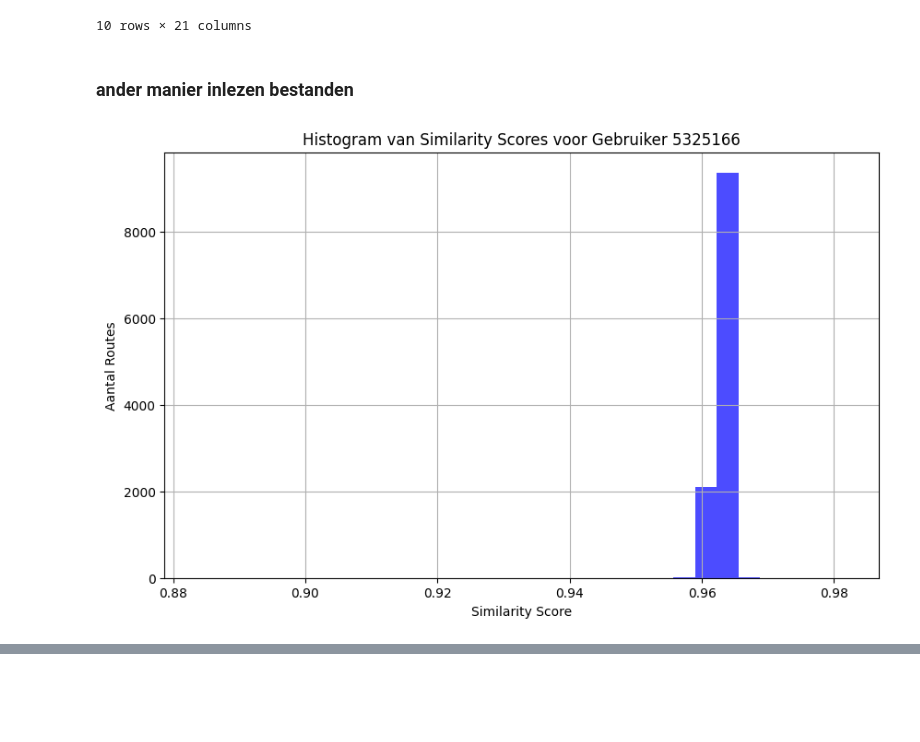
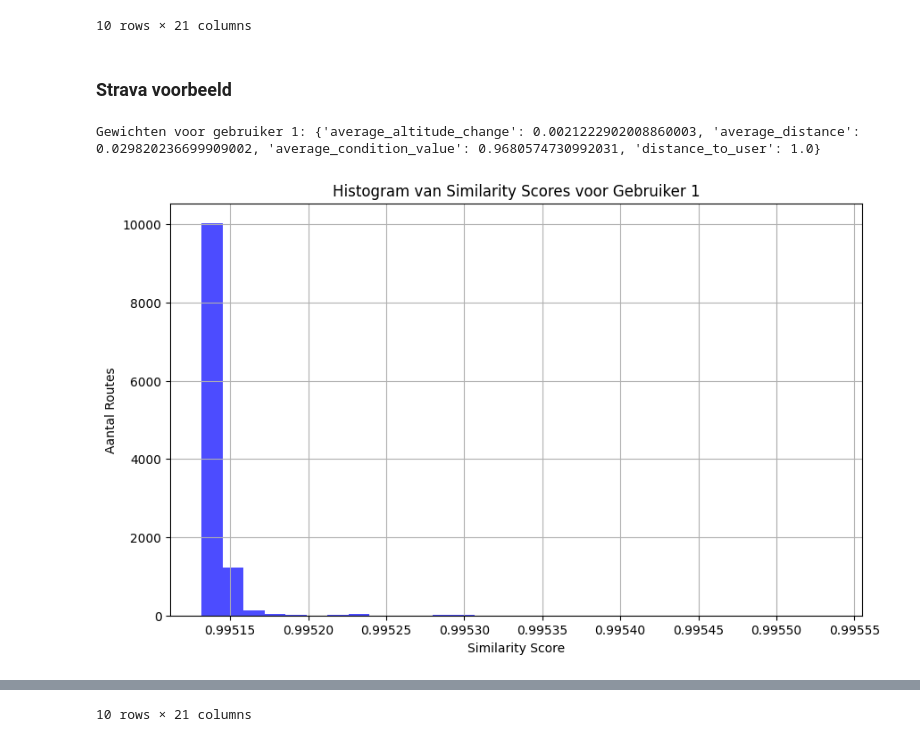
Before and after one commit to PattynRuben/ResearchProject, a Jupyter notebook: Loopcode/aanbevelingssysteem.ipynb, the cells around one changed output, grey strips where cells are left out. Cells and saved outputs as stored; diff of their text form; code cells hidden in the pictures; blank space fills up the shorter version.

Commit message:
bestanden toevoegen

```diff
--- a/Loopcode/aanbevelingssysteem.ipynb
+++ b/Loopcode/aanbevelingssysteem.ipynb
@@ -337,13 +495,13 @@ Gewichten voor gebruiker 8899244: {'average_altitude_change': 0.003256593291601,
 | 5628 | [55.461136093363166, 55.461215637... | [11.803786475211382, 11.803817152... | [-108.6, 1.4, 0.4, 0.4, 0.6000000... | run | 641566322 | [73, 72, 73, 73, 75, 75, 75, 75, ... | [1449539261, 1449539265, 14495392... | [1.4076, 3.9384, 7.9236, 11.502, ... | -0.758098 | ... |
 | 5630 | [55.46086451970041, 55.4608719795... | [11.80458141490817, 11.8045917246... | [19.2, 19.2, 16.6, 16.2, 16.4, 16... | run | 570028859 | [71, 71, 70, 67, 67, 66, 70, 79, ... | [1438113699, 1438113700, 14381137... | [2.6784, 2.8368, 5.6448, 8.4672, ... | -0.479357 | ... |
 10 rows × 21 columns
-# %% [markdown]
-### ander manier inlezen bestanden
+# %% [markdown]
+### Strava voorbeeld
 # %%
 import pandas as pd
 import numpy as np
 import json
-from sklearn.preprocessing import MinMaxScaler, StandardScaler
+from sklearn.preprocessing import MinMaxScaler
 from geopy.distance import geodesic
 import folium
 from scipy.spatial.distance import euclidean
@@ -355,14 +513,6 @@ user_profiles_path = '../Data/Loopdata/kleinebestanden/run_gebruikersprofielen.j
 routes_path = '../Data/Loopdata/kleinebestanden/routes_volledig.json'
 
 # Stap 1: Laad de gebruikersprofielen en routes
-# with open(user_profiles_path, 'r') as file:
-#     user_profiles_content = (json.loads(line) for line in file)
-#     user_profiles_df = pd.DataFrame(user_profiles_content)
-
-# with open(routes_path, 'r') as file:
-#     routes_content = [json.loads(line) for line in file if line.strip()]
-
-# routes_df = pd.DataFrame(routes_content)
 user_profiles_df = pd.read_json(user_profiles_path, lines=True)
 routes_df = pd.read_json(routes_path, lines=True)
 
@@ -371,11 +521,22 @@ routes_df['mean_altitude'] = routes_df['altitude'].apply(np.mean)
 routes_df['mean_latitude'] = routes_df['latitude'].apply(np.mean)
 routes_df['mean_longitude'] = routes_df['longitude'].apply(np.mean)
 
+# Bewaar de originele waarden in aparte kolommen
+user_profiles_df['orig_average_speeds'] = user_profiles_df['average_speeds']
+user_profiles_df['orig_average_altitude_changes'] = user_profiles_df['average_altitude_changes']
+user_profiles_df['orig_average_distances'] = user_profiles_df['average_distances']
+user_profiles_df['orig_average_condition_value'] = user_profiles_df['average_condition_value']
+
+routes_df['orig_altitude_change'] = routes_df['altitude_change']
+routes_df['orig_distance'] = routes_df['distance']
+routes_df['orig_mean_altitude'] = routes_df['mean_altitude']
+routes_df['orig_average_condition_value'] = routes_df['average_condition_value']
+
 # Voeg de meest voorkomende locatie van de gebruiker toe aan de DataFrame
 user_profiles_df[['most_common_lat', 'most_common_lon']] = pd.DataFrame(user_profiles_df['average_location'].tolist(), index=user_profiles_df.index)
 
 # Normaliseer de kenmerken behalve coördinaten met Min-Max schaling
-scaler = StandardScaler()
+scaler = MinMaxScaler()
 user_profiles_df[['average_speeds', 'average_altitude_changes', 'average_distances', 'average_condition_value']] = scaler.fit_transform(user_profiles_df[['average_speeds', 'average_altitude_changes', 'average_distances', 'average_condition_value']])
 routes_df[['altitude_change', 'distance', 'mean_altitude', 'average_condition_value']] = scaler.fit_transform(routes_df[['altitude_change', 'distance', 'mean_altitude', 'average_condition_value']])
 
@@ -395,7 +556,12 @@ for index, row in user_profiles_df.iterrows():
 
 # Stap 4: Definieer aanbevelingsfunctie voor routes
 
-def recommend_routes_for_user_corrected(user_id, user_profiles_df, routes_df, top_n=30):
+def recommend_routes_for_user_corrected(user_id, user_profiles_df, routes_df, top_n=10):
+    if user_id in gewichten:
+        print(f"Gewichten voor gebruiker {user_id}: {gewichten[user_id]}")
+    else:
+        print(f"Geen gewichten gevonden voor gebruiker {user_id}")
+
     user_data = user_profiles_df[user_profiles_df['userId'] == user_id]
     user_location = (user_data['most_common_lat'].iloc[0], user_data['most_common_lon'].iloc[0])
 
@@ -444,44 +610,48 @@ def recommend_routes_for_user_corrected(user_id, user_profiles_df, routes_df, to
     plt.show()
     # Stap 5: Creëer een kaart met de locatie van de gebruiker en de routes
     user_data = user_profiles_df[user_profiles_df['userId'] == sample_user_id].iloc[0]
     user_popup_info = f"UserID: {sample_user_id}<br>" \
-                    f"Average Altitude Change: {user_data['average_altitude_changes']}<br>" \
-                    f"Average Distance: {user_data['average_distances']}<br>" \
-                    f"Average Condition Value: {user_data['average_condition_value']}"
+                    f"Average Altitude Change: {user_data['orig_average_altitude_changes']}<br>" \
+                    f"Average Distance: {user_data['orig_average_distances']}<br>" \
+                    f"Average Condition Value: {user_data['orig_average_condition_value']}"
 
-    map_obj = folium.Map(location=user_location, zoom_start=12)
+
+    mapbox_tileset = 'https://api.mapbox.com/styles/v1/mapbox/satellite-v9/tiles/256/{z}/{x}/{y}?access_token=pk.eyJ1IjoicnVwYXR0eW4iLCJhIjoiY2xyaWU2NG9nMDd6dzJtcDhwMHp5NWV3biJ9.bHb-trK3I9Z0H2uWRSoWow'
+    map_obj = folium.Map(location=user_location, zoom_start=12, tiles=mapbox_tileset, attr='Mapbox')
     folium.Marker(user_location, popup=user_popup_info).add_to(map_obj)
 
     # Definieer een lijst met kleuren
     colors = ["red", "blue", "green", "purple", "orange"]
 
     for index, route in enumerate(recommended_routes.iterrows()):
         _, route_data = route
         route_coords = list(zip(route_data['latitude'], route_data['longitude']))
-        route_color = colors[index % len(colors)]  # Wijs een kleur toe aan elke route
+        route_color = colors[index % len(colors)]
         route_popup_info = f"Route ID: {route_data['id']}<br>" \
                         f"User ID: {route_data['userId']}<br>" \
-                        f"Average Altitude Change: {route_data['altitude_change']}<br>" \
-                        f"Average Distance: {route_data['distance']}<br>" \
-                        f"Average Condition Value: {route_data['average_condition_value']}"
+                        f"Altitude Change: {route_data['orig_altitude_change']}<br>" \
+                        f"Distance: {route_data['orig_distance']}<br>" \
+                        f"Condition Value: {route_data['orig_average_condition_value']}"
         folium.PolyLine(route_coords, color=route_color, weight=2.5, opacity=1, popup=route_popup_info).add_to(map_obj)
 
-    display(map_obj)  # Toon de kaart direct
+    display(map_obj)
 
 
     return recommended_routes
 
 
+
 # Stap 6: Test de functie voor een specifieke gebruiker
 
-# sample_user_id = 1
+sample_user_id = 1
 # sample_user_id = 8899244
 # sample_user_id = 3537163
-sample_user_id = 5325166
+# sample_user_id = 5325166
 recommended_routes = recommend_routes_for_user_corrected(sample_user_id, user_profiles_df, routes_df)
 
 recommended_routes.head(10)
 # %% [output]
+Gewichten voor gebruiker 1: {'average_altitude_change': 0.0021222902008860003, 'average_distance': 0.029820236699909002, 'average_condition_value': 0.9680574730992031, 'distance_to_user': 1.0}
-[figure, old version]
+[figure, new version]
 [interactive output not drawn]
 |  | latitude | longitude | altitude | sport | id | heart_rate | timestamp | speed | distance | ... |
@@ -497,0 +668 @@ recommended_routes.head(10)
+10 rows × 21 columns
```
Also changed, not shown: parts of 3 cells of this notebook, 3 other files.
